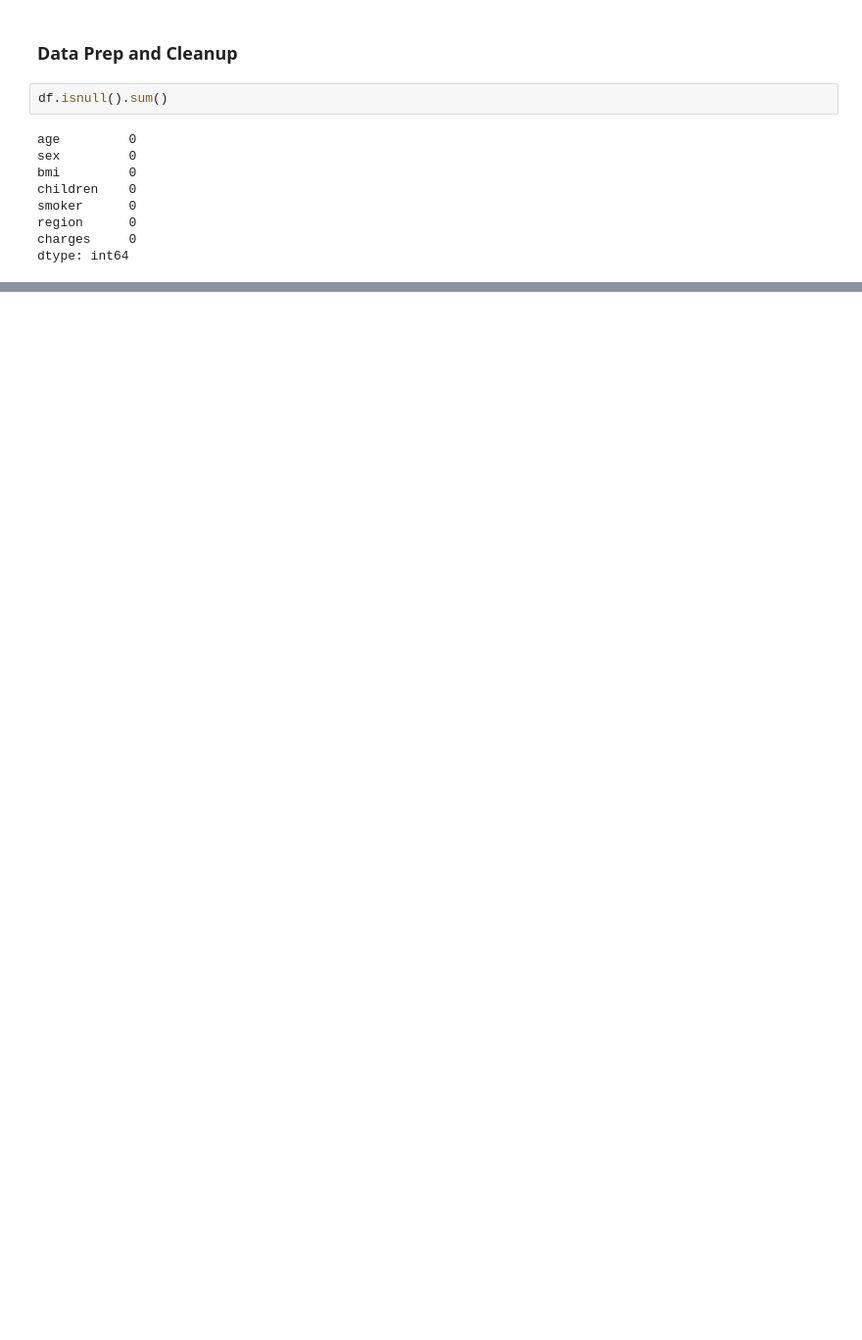
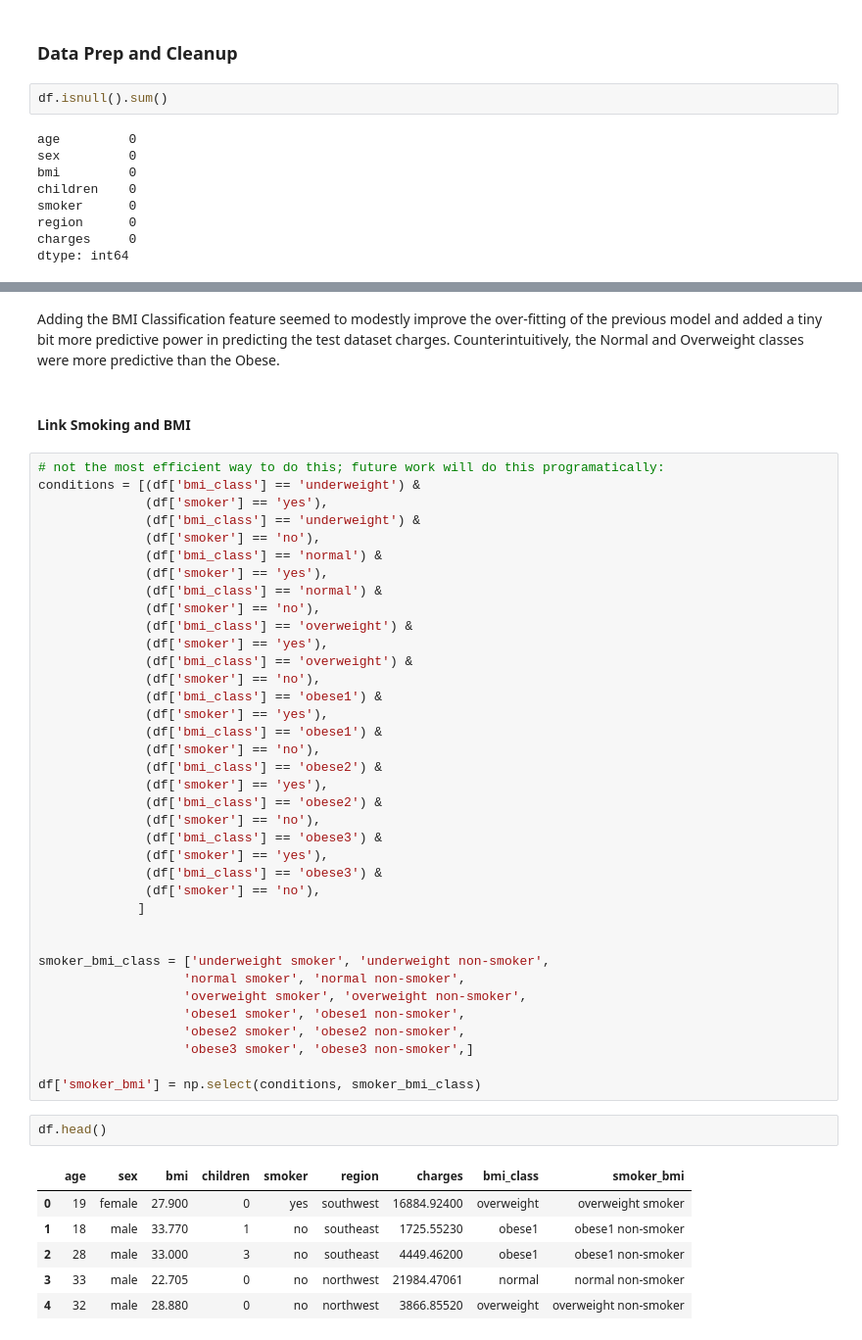
Before and after one commit to chloemd/DAT-1019-Chloe, a Jupyter notebook: Homework/Unit3/studentprojects/HW3_Insurance_Chloe.ipynb, the cells around one changed output, grey strips where cells are left out. Shown at 98% size. Saved outputs shown, nothing was run; the diff lists cells and outputs as text; blank space fills up the shorter version.

```diff
--- a/Homework/Unit3/studentprojects/HW3_Insurance_Chloe.ipynb
+++ b/Homework/Unit3/studentprojects/HW3_Insurance_Chloe.ipynb
@@ -82,0 +360,50 @@ dtype: int64
+# %% [markdown]
+Adding the BMI Classification feature seemed to modestly improve the over-fitting of the previous model and added a tiny bit more predictive power in predicting the test dataset charges. Counterintuitively, the Normal and Overweight classes were more predictive than the Obese.
+# %% [markdown]
+#### Link Smoking and BMI
+# %%
+# not the most efficient way to do this; future work will do this programatically:
+conditions = [(df['bmi_class'] == 'underweight') &
+              (df['smoker'] == 'yes'),
+              (df['bmi_class'] == 'underweight') &
+              (df['smoker'] == 'no'),
+              (df['bmi_class'] == 'normal') &
+              (df['smoker'] == 'yes'),
+              (df['bmi_class'] == 'normal') &
+              (df['smoker'] == 'no'),
+              (df['bmi_class'] == 'overweight') &
+              (df['smoker'] == 'yes'),
+              (df['bmi_class'] == 'overweight') &
+              (df['smoker'] == 'no'),
+              (df['bmi_class'] == 'obese1') &
+              (df['smoker'] == 'yes'),
+              (df['bmi_class'] == 'obese1') &
+              (df['smoker'] == 'no'),
+              (df['bmi_class'] == 'obese2') &
+              (df['smoker'] == 'yes'),
+              (df['bmi_class'] == 'obese2') &
+              (df['smoker'] == 'no'),
+              (df['bmi_class'] == 'obese3') &
+              (df['smoker'] == 'yes'),
+              (df['bmi_class'] == 'obese3') &
+              (df['smoker'] == 'no'),
+             ]
+
+
+smoker_bmi_class = ['underweight smoker', 'underweight non-smoker',
+                   'normal smoker', 'normal non-smoker',
+                   'overweight smoker', 'overweight non-smoker',
+                   'obese1 smoker', 'obese1 non-smoker',
+                   'obese2 smoker', 'obese2 non-smoker',
+                   'obese3 smoker', 'obese3 non-smoker',]
+
+df['smoker_bmi'] = np.select(conditions, smoker_bmi_class)
+# %%
+df.head()
+# %% [output]
+|  | age | sex | bmi | children | smoker | region | charges | bmi_class | smoker_bmi |
+| 0 | 19 | female | 27.900 | 0 | yes | southwest | 16884.92400 | overweight | overweight smoker |
+| 1 | 18 | male | 33.770 | 1 | no | southeast | 1725.55230 | obese1 | obese1 non-smoker |
+| 2 | 28 | male | 33.000 | 3 | no | southeast | 4449.46200 | obese1 | obese1 non-smoker |
+| 3 | 33 | male | 22.705 | 0 | no | northwest | 21984.47061 | normal | normal non-smoker |
+| 4 | 32 | male | 28.880 | 0 | no | northwest | 3866.85520 | overweight | overweight non-smoker |
```
Also changed, not shown: parts of 44 cells of this notebook, 2 other files.
